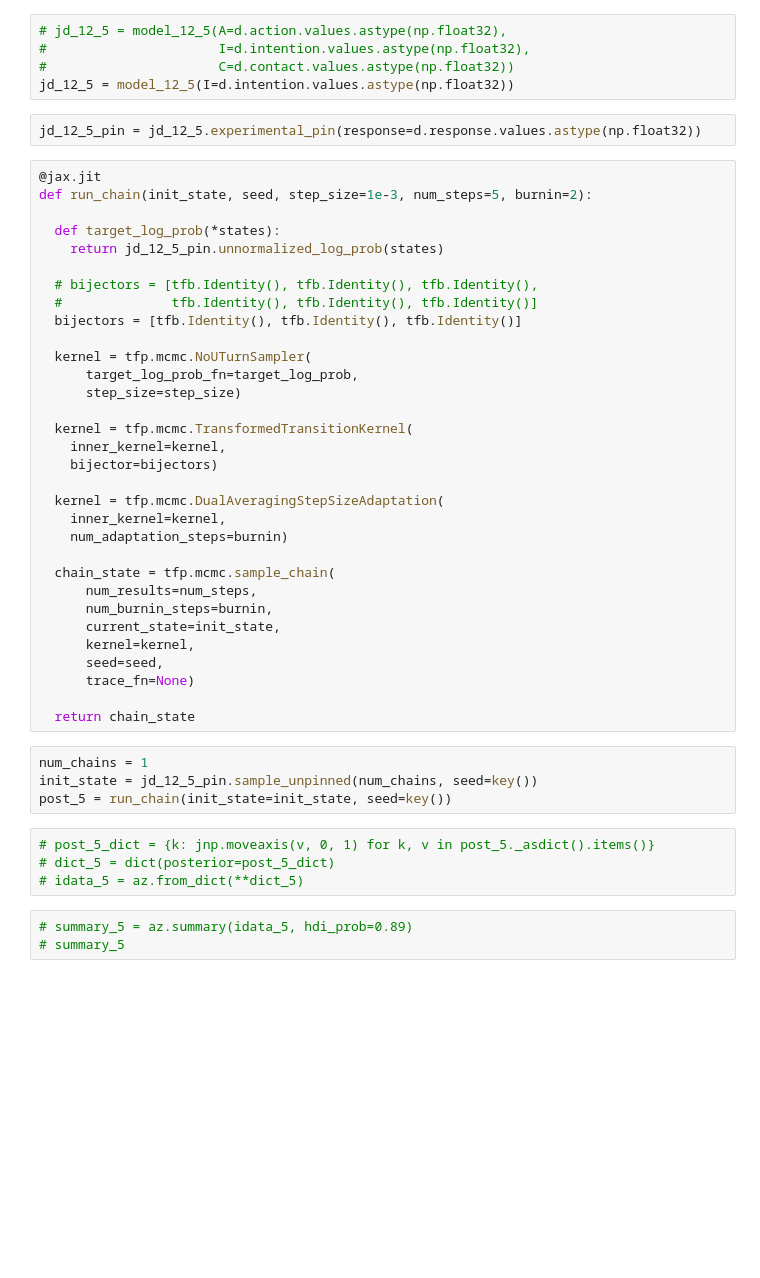
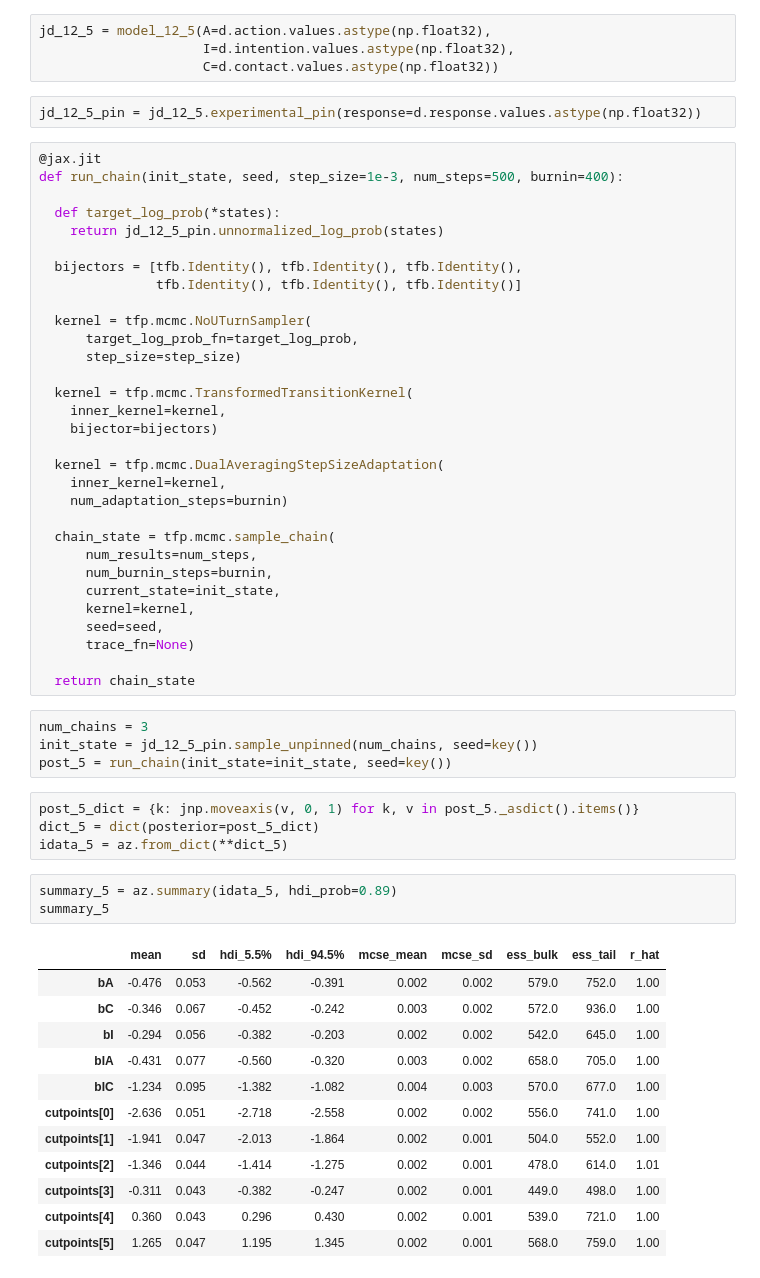
Before and after one commit to qpsy/rethinking-tfp2, a Jupyter notebook: 12_monsters_and_mixtures-2.ipynb, the cells around one changed output. Cells and saved outputs as stored; diff of their text form; blank space fills up the shorter version.

Commit message:
Corrected model 12.5

```diff
--- a/12_monsters_and_mixtures-2.ipynb
+++ b/12_monsters_and_mixtures-2.ipynb
@@ -582,22 +583,20 @@ def model_12_5(I):
 
 	return tfd.JointDistributionCoroutineAutoBatched(_generator)
 # %%
-# jd_12_5 = model_12_5(A=d.action.values.astype(np.float32),
-#                      I=d.intention.values.astype(np.float32),
-#                      C=d.contact.values.astype(np.float32))
-jd_12_5 = model_12_5(I=d.intention.values.astype(np.float32))
+jd_12_5 = model_12_5(A=d.action.values.astype(np.float32),
+                     I=d.intention.values.astype(np.float32),
+                     C=d.contact.values.astype(np.float32))
 # %%
 jd_12_5_pin = jd_12_5.experimental_pin(response=d.response.values.astype(np.float32))
 # %%
 @jax.jit
-def run_chain(init_state, seed, step_size=1e-3, num_steps=5, burnin=2):
+def run_chain(init_state, seed, step_size=1e-3, num_steps=500, burnin=400):
 
   def target_log_prob(*states):
     return jd_12_5_pin.unnormalized_log_prob(states)
 
-  # bijectors = [tfb.Identity(), tfb.Identity(), tfb.Identity(),
-  #              tfb.Identity(), tfb.Identity(), tfb.Identity()]
-  bijectors = [tfb.Identity(), tfb.Identity(), tfb.Identity()]
+  bijectors = [tfb.Identity(), tfb.Identity(), tfb.Identity(),
+               tfb.Identity(), tfb.Identity(), tfb.Identity()]
 
   kernel = tfp.mcmc.NoUTurnSampler(
       target_log_prob_fn=target_log_prob,
@@ -621,13 +620,26 @@ def run_chain(init_state, seed, step_size=1e-3, num_steps=5, burnin=2):
 
   return chain_state
 # %%
-num_chains = 1
+num_chains = 3
 init_state = jd_12_5_pin.sample_unpinned(num_chains, seed=key())
 post_5 = run_chain(init_state=init_state, seed=key())
 # %%
-# post_5_dict = {k: jnp.moveaxis(v, 0, 1) for k, v in post_5._asdict().items()}
-# dict_5 = dict(posterior=post_5_dict)
-# idata_5 = az.from_dict(**dict_5)
+post_5_dict = {k: jnp.moveaxis(v, 0, 1) for k, v in post_5._asdict().items()}
+dict_5 = dict(posterior=post_5_dict)
+idata_5 = az.from_dict(**dict_5)
 # %%
-# summary_5 = az.summary(idata_5, hdi_prob=0.89)
-# summary_5
+summary_5 = az.summary(idata_5, hdi_prob=0.89)
+summary_5
+# %% [output]
+|  | mean | sd | hdi_5.5% | hdi_94.5% | mcse_mean | mcse_sd | ess_bulk | ess_tail | r_hat |
+| bA | -0.476 | 0.053 | -0.562 | -0.391 | 0.002 | 0.002 | 579.0 | 752.0 | 1.00 |
+| bC | -0.346 | 0.067 | -0.452 | -0.242 | 0.003 | 0.002 | 572.0 | 936.0 | 1.00 |
+| bI | -0.294 | 0.056 | -0.382 | -0.203 | 0.002 | 0.002 | 542.0 | 645.0 | 1.00 |
+| bIA | -0.431 | 0.077 | -0.560 | -0.320 | 0.003 | 0.002 | 658.0 | 705.0 | 1.00 |
+| bIC | -1.234 | 0.095 | -1.382 | -1.082 | 0.004 | 0.003 | 570.0 | 677.0 | 1.00 |
+| cutpoints[0] | -2.636 | 0.051 | -2.718 | -2.558 | 0.002 | 0.002 | 556.0 | 741.0 | 1.00 |
+| cutpoints[1] | -1.941 | 0.047 | -2.013 | -1.864 | 0.002 | 0.001 | 504.0 | 552.0 | 1.00 |
+| cutpoints[2] | -1.346 | 0.044 | -1.414 | -1.275 | 0.002 | 0.001 | 478.0 | 614.0 | 1.01 |
+| cutpoints[3] | -0.311 | 0.043 | -0.382 | -0.247 | 0.002 | 0.001 | 449.0 | 498.0 | 1.00 |
+| cutpoints[4] | 0.360 | 0.043 | 0.296 | 0.430 | 0.002 | 0.001 | 539.0 | 721.0 | 1.00 |
+| cutpoints[5] | 1.265 | 0.047 | 1.195 | 1.345 | 0.002 | 0.001 | 568.0 | 759.0 | 1.00 |
```
Also changed, not shown: parts of 3 cells of this notebook.
